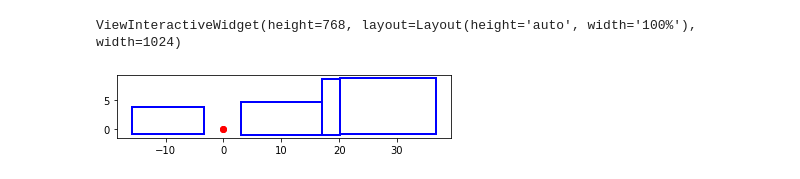
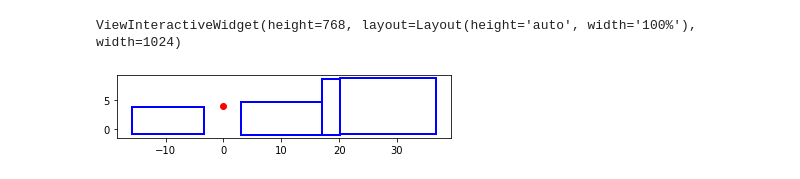
Before and after one commit to liberostelios/roads-storage, a Jupyter notebook: widths-ken.ipynb, the cells around one changed output. Cells and saved outputs as stored; diff of their text form; code cells hidden in the pictures.

Commit message:
some nice plots

```diff
--- a/widths-ken.ipynb
+++ b/widths-ken.ipynb
@@ -245,18 +228,19 @@ p.show()
 # %% [output]
 ViewInteractiveWidget(height=768, layout=Layout(height='auto', width='100%'), width=1024)
 # %%
+plt.figure(1)
 for road_id in list(roads)[50:51]: # nice example road
     if "slices" in roads[road_id]:
         slice_index = 6 # nice example slice
 
         for i in range(int(len(roads[road_id]["slices_2d"][slice_index].lines)/3)):
-            plt.plot([roads[road_id]["slices_2d"][slice_index].points[roads[road_id]["slices_2d"][slice_index].lines[3*i+1]][0],
-                      roads[road_id]["slices_2d"][slice_index].points[roads[road_id]["slices_2d"][slice_index].lines[3*i+2]][0]],
-                     [roads[road_id]["slices_2d"][slice_index].points[roads[road_id]["slices_2d"][slice_index].lines[3*i+1]][2],
-                      roads[road_id]["slices_2d"][slice_index].points[roads[road_id]["slices_2d"][slice_index].lines[3*i+2]][2]],
+            line_start = roads[road_id]["slices_2d"][slice_index].points[roads[road_id]["slices_2d"][slice_index].lines[3*i+1]]
+            line_end = roads[road_id]["slices_2d"][slice_index].points[roads[road_id]["slices_2d"][slice_index].lines[3*i+2]]
+            plt.plot([line_start[0], line_end[0]], [line_start[2], line_end[2]],
                      'b-', lw=2)
-plt.plot([[0, 0]], 'ro')
+view_height = 4.0 # how high the viewpoint is
+plt.plot(0.0, view_height, 'ro')
 plt.axis('scaled')
 plt.show()
 # %% [output]
-[figure, old version]
+[figure, new version]
```
Also changed, not shown: parts of 4 cells of this notebook.
